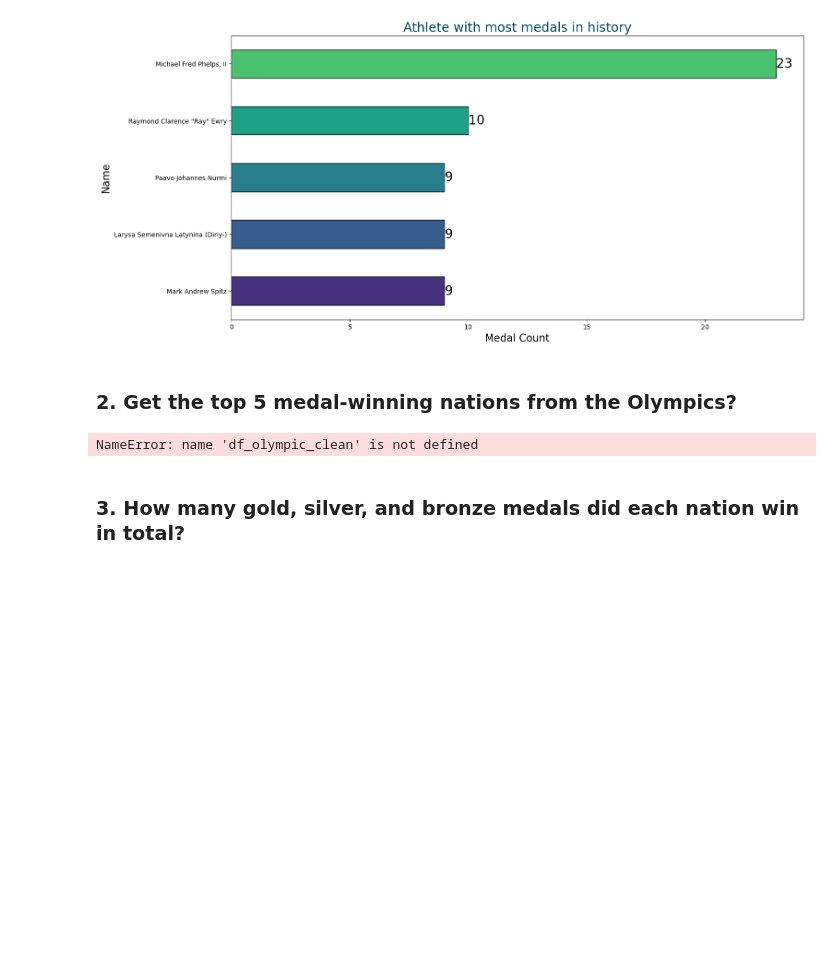
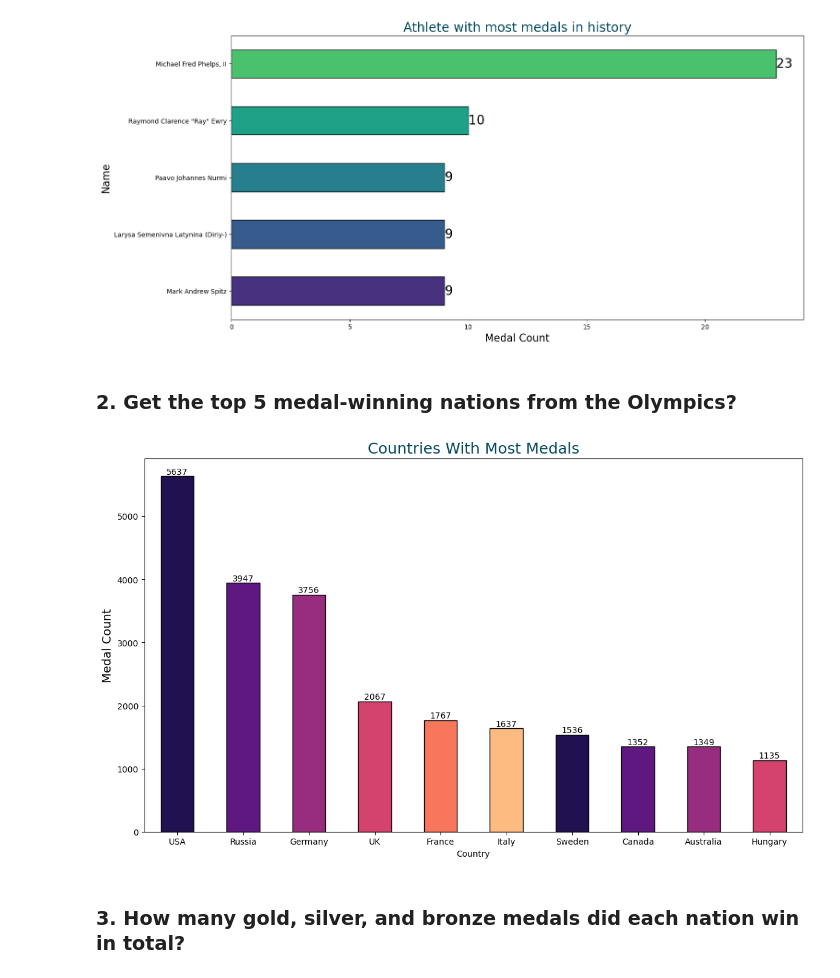
Before and after one commit to igooku/120-Years-of-Olympic-history-, a Jupyter notebook: 120 years of Olympic history analysis.ipynb, the cells around one changed output. Drawn from its saved outputs; the diff is of its cells as text; code cells hidden in the pictures; blank space fills up the shorter version.

```diff
--- a/120 years of Olympic history analysis.ipynb
+++ b/120 years of Olympic history analysis.ipynb
@@ -237,15 +279,18 @@ plt.show()
 # %% [markdown]
 ### 2. Get the top 5 medal-winning nations from the Olympics?
 # %%
-countries_medal = df_olympic_clean.query('Medal != "No Medal"').groupby('Team').size().sort_values(ascending= False).iloc[:5]
+countries_medal = df_olympic.query('Medal != "No Medal"').groupby('Country').size().sort_values(ascending= False).iloc[:10]
-# %% [output]
-NameError: name 'df_olympic_clean' is not defined
 # %%
-ax = countries_medal.plot(kind = 'bar', edgecolor = 'black', rot = 0, figsize = [14,6])
+colors = sns.color_palette("magma")
+ax = countries_medal.plot(kind = 'bar', color = colors, edgecolor = 'black', rot = 0, figsize = [14,8])
 ax.bar_label(ax.containers[0], fontsize = 10)
 
-plt.xlabel('Medal Count')
+plt.title('Countries With Most Medals', color = "#02485c", fontsize = 18)
+plt.ylabel('Country Name', fontsize  = 14)
+plt.ylabel('Medal Count', fontsize  = 14)
 plt.show()
+# %% [output]
+[figure, added]
 # %% [markdown]
 ### 3. How many gold, silver, and bronze medals did each nation win in total?
 # %%
```
Also changed, not shown: parts of 14 cells of this notebook, 2 other files.
